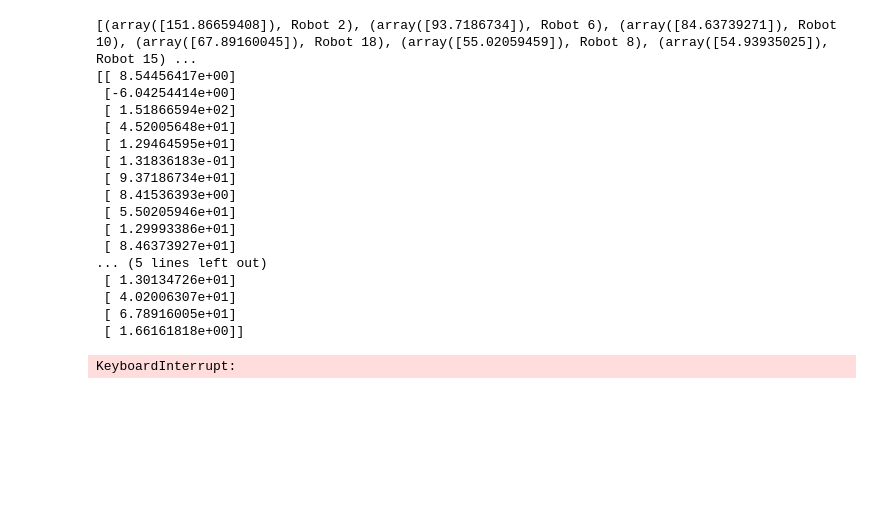
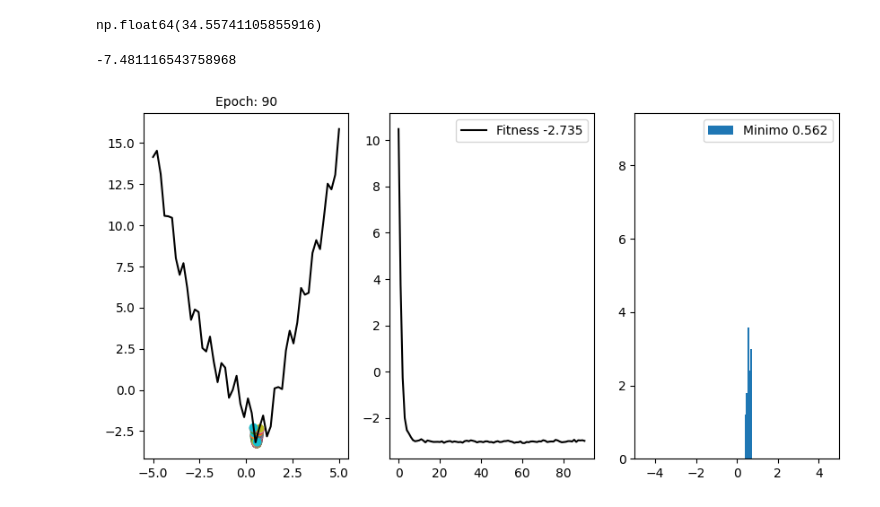
Before and after one commit to asegura4488/MetodosComputacionalesI2025, a Jupyter notebook: ProyectoML/AlgoritmoEvolutivo.ipynb, the cells around one changed output. Cells and saved outputs as stored; diff of their text form; code cells hidden in the pictures; blank space fills up the shorter version.

```diff
--- a/ProyectoML/AlgoritmoEvolutivo.ipynb
+++ b/ProyectoML/AlgoritmoEvolutivo.ipynb
@@ -8,10 +9,10 @@ import time
 # %%
 def Plotter(e):
 
-  fig = plt.figure(figsize=(8,8))
-  ax = fig.add_subplot(221)
-  ax1 = fig.add_subplot(222)
-  ax2 = fig.add_subplot(223)
+  fig = plt.figure(figsize=(10,5))
+  ax = fig.add_subplot(131)
+  ax1 = fig.add_subplot(132)
+  ax2 = fig.add_subplot(133)
   ax.set_title('Epoch: {:.0f}'.format(e),fontsize=10)
 
   return ax,ax1,ax2
@@ -27,21 +28,24 @@ class Robot:
       self.rate = rate
 
       # Necesitamos ubicar al robot
-      self.r = np.random.uniform(-10,10, size=1)
+      self.r = np.random.uniform(-10,10)
       # Calcular el Fitness original
       self.Fitness = self.f(self.r)
-
-    # Metodo de clase
-    def Mutate(self):
-      self.r += np.random.normal(loc=0,scale=self.rate)
 
     # Setter de clase
     def SetFitness(self):
       self.Fitness = self.f(self.r)
 
     # Getter de clase
+    def GetR(self):
+      return self.r
+
     def GetFitness(self):
       return self.Fitness
 
+    # Metodo de clase
+    def Mutate(self):
+      self.r += np.random.normal(loc=0,scale=self.rate)
+
     def __repr__(self):
       return f"Robot {self.Id}"
@@ -51,6 +52,10 @@ f = lambda x: x**2 + 10*np.sin(x)
+# %%
+# funcion a minimizar
+#f = lambda x: x**2 + 10*np.sin(x)
+f = lambda x,a=1,k=9,B=3,q=0.6,sigma=0.7,x0=1: q*x**2 + a*np.sin(k*x) - B*np.exp(-(x-x0)**2/(2*sigma**2))
 # %%
 # Tasa de mutacion
-rate = 0.2
+rate = 0.1
 # %%
 def GetRobots(N=10):
 
@@ -62,6 +67,14 @@ def GetRobots(N=10):
   return Robots
 # %%
 Robots = GetRobots(20)
+# %%
+Robots[0].GetFitness()
+# %% [output]
+np.float64(34.55741105855916)
+# %%
+Robots[0].GetR()
+# %% [output]
+-7.481116543758968
 # %%
 def Genetic(Robots, epochs=100, Plot=True):
 
@@ -105,24 +140,7 @@ def Genetic(Robots, epochs=100, Plot=True):
 
   return Robots
 # %%
-Robots = GetRobots(20)
-Robots = Genetic(Robots, Plot=False)
+Robots = GetRobots(100)
+Robots = Genetic(Robots, Plot=True)
 # %% [output]
-[(array([151.86659408]), Robot 2), (array([93.7186734]), Robot 6), (array([84.63739271]), Robot 10), (array([67.89160045]), Robot 18), (array([55.02059459]), Robot 8), (array([54.93935025]), Robot 15) ...
-[[ 8.54456417e+00]
- [-6.04254414e+00]
- [ 1.51866594e+02]
- [ 4.52005648e+01]
- [ 1.29464595e+01]
- [ 1.31836183e-01]
- [ 9.37186734e+01]
- [ 8.41536393e+00]
- [ 5.50205946e+01]
- [ 1.29993386e+01]
- [ 8.46373927e+01]
-... (5 lines left out)
- [ 1.30134726e+01]
- [ 4.02006307e+01]
- [ 6.78916005e+01]
- [ 1.66161818e+00]]
-KeyboardInterrupt:
+[figure, added]
```
Also changed, not shown: parts of 5 cells of this notebook.
